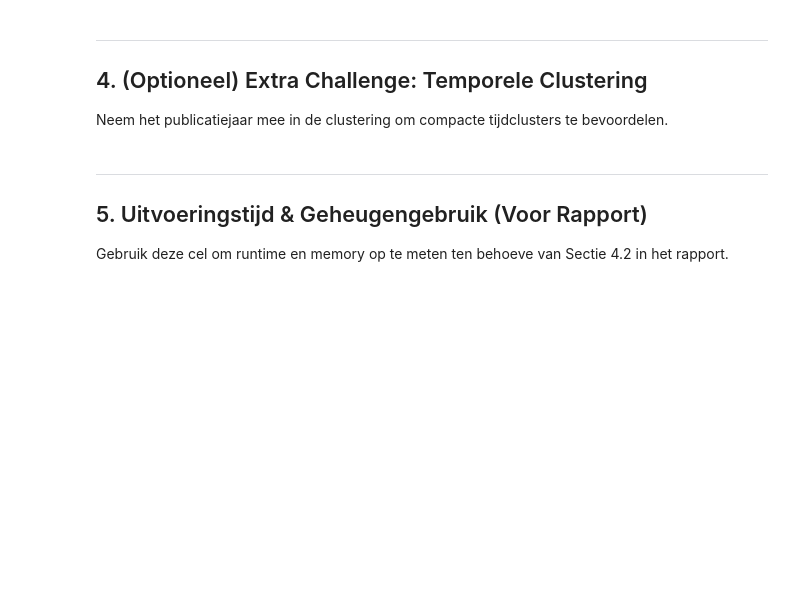
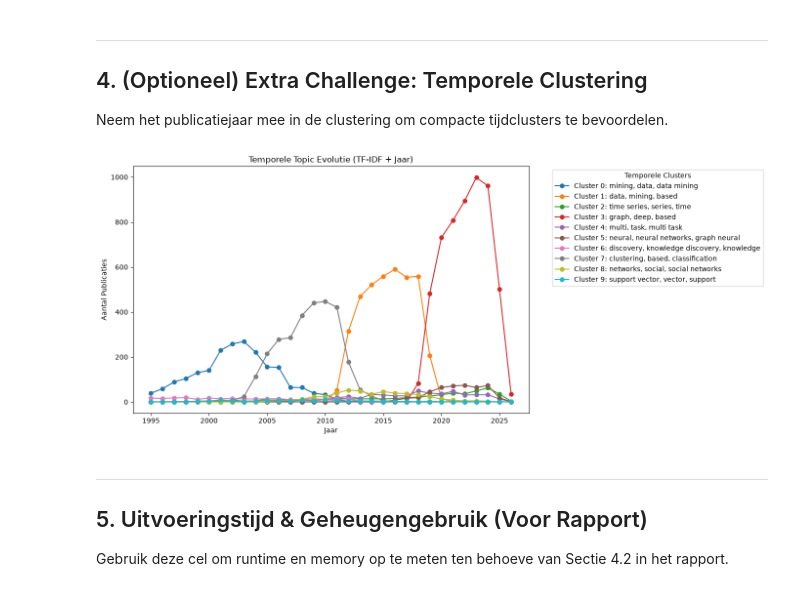
Before and after one commit to MilanM-2262576/Big_Data_2026-2027_Assignment1, a Jupyter notebook: opdracht_2/Topic_Drift.ipynb, the cells around one changed output. Cells and saved outputs as stored; diff of their text form; code cells hidden in the pictures; blank space fills up the shorter version.

```diff
--- a/opdracht_2/Topic_Drift.ipynb
+++ b/opdracht_2/Topic_Drift.ipynb
@@ -485,6 +485,56 @@ print(pd.DataFrame(results_bert).to_string(index=False))
 ---
 ## 4. (Optioneel) Extra Challenge: Temporele Clustering
 Neem het publicatiejaar mee in de clustering om compacte tijdclusters te bevoordelen.
+# %%
+import matplotlib.pyplot as plt
+import numpy as np
+from scipy.sparse import hstack
+from sklearn.cluster import KMeans
+from sklearn.preprocessing import MinMaxScaler
+
+# 1. Schaal het jaar naar een waarde tussen 0 en 1 en geef het een gewicht
+scaler = MinMaxScaler()
+time_weight = (
+    0.5  # Hoe hoger dit getal, hoe compacter de clusters in de tijd worden
+)
+year_scaled = scaler.fit_transform(df[['year']]) * time_weight
+
+# 2. Plak het geschaalde jaar vast aan je bestaande TF-IDF matrix
+tfidf_temporal = hstack([tfidf_matrix, year_scaled])
+
+# 3. Voer K-Means opnieuw uit op de gecombineerde matrix
+kmeans_temp = KMeans(n_clusters=num_clusters, random_state=42)
+df['cluster_temporal'] = kmeans_temp.fit_predict(tfidf_temporal)
+
+# --- NIEUW: Topic-labels afleiden voor de temporele clusters ---
+feature_names = np.array(tfidf_vectorizer.get_feature_names_out())
+
+# Pak alleen de woord-kolommen van de centroids (dus zonder de laatste kolom voor 'year')
+word_centroids = kmeans_temp.cluster_centers_[:, :-1]
+order_centroids_temp = word_centroids.argsort()[:, ::-1]
+
+# Maak een dictionary met duidelijke labels per cluster (bijv. top 3 woorden)
+cluster_labels = {}
+for i in range(num_clusters):
+  top_words = feature_names[order_centroids_temp[i, :3]]
+  cluster_labels[i] = f"Cluster {i}: {', '.join(top_words)}"
+
+# 4. Visualiseer de nieuwe temporele clusters met de labels in de legenda
+df_evo_temp = df.groupby(['year', 'cluster_temporal']).size().unstack(fill_value=0)
+
+# Vervang de cluster-nummers (0, 1, 2...) door de leesbare labels
+df_evo_temp = df_evo_temp.rename(columns=cluster_labels)
+
+df_evo_temp.plot(
+    figsize=(14, 6), marker='o', title='Temporele Topic Evolutie (TF-IDF + Jaar)'
+)
+plt.xlabel('Jaar')
+plt.ylabel('Aantal Publicaties')
+plt.legend(title='Temporele Clusters', bbox_to_anchor=(1.05, 1), loc='upper left')
+plt.tight_layout()
+plt.show()
+# %% [output]
+[figure, added]
 # %% [markdown]
 ---
 ## 5. Uitvoeringstijd & Geheugengebruik (Voor Rapport)
```
Also changed, not shown: parts of 6 cells of this notebook, 2 other files.
